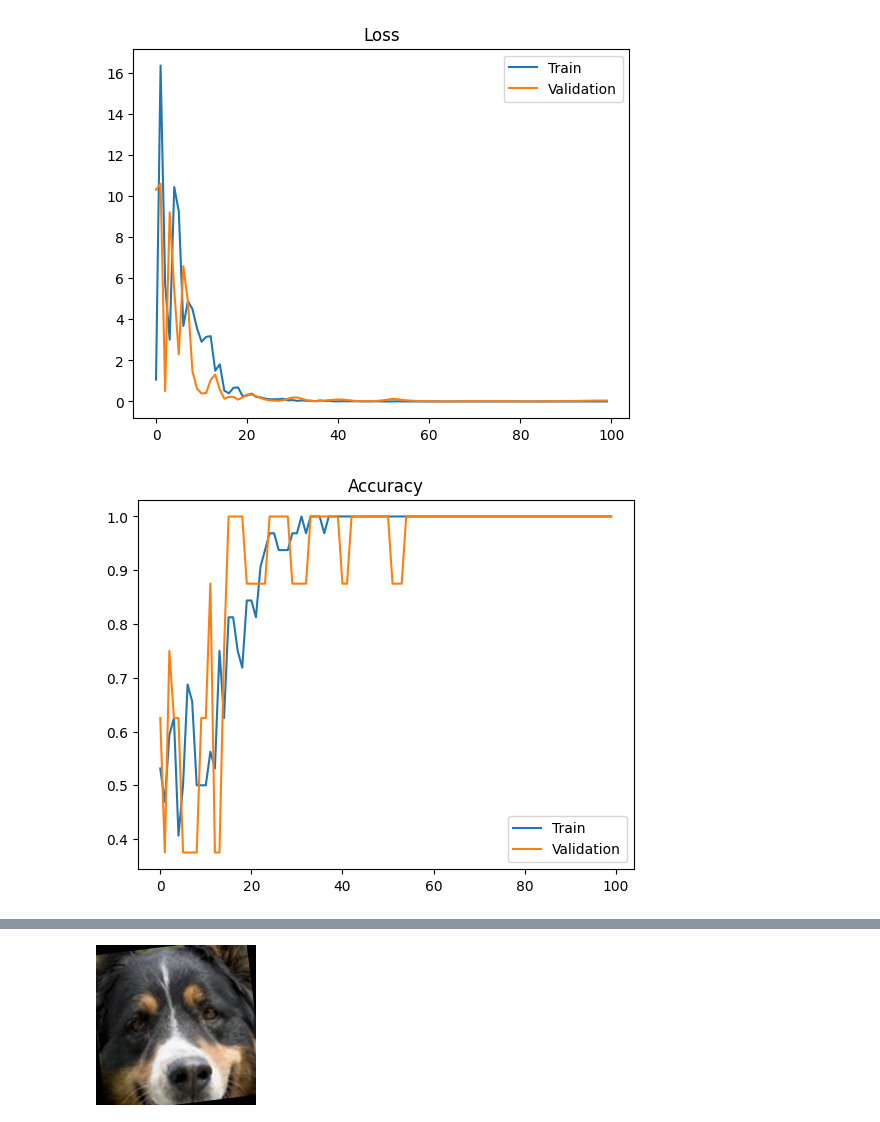
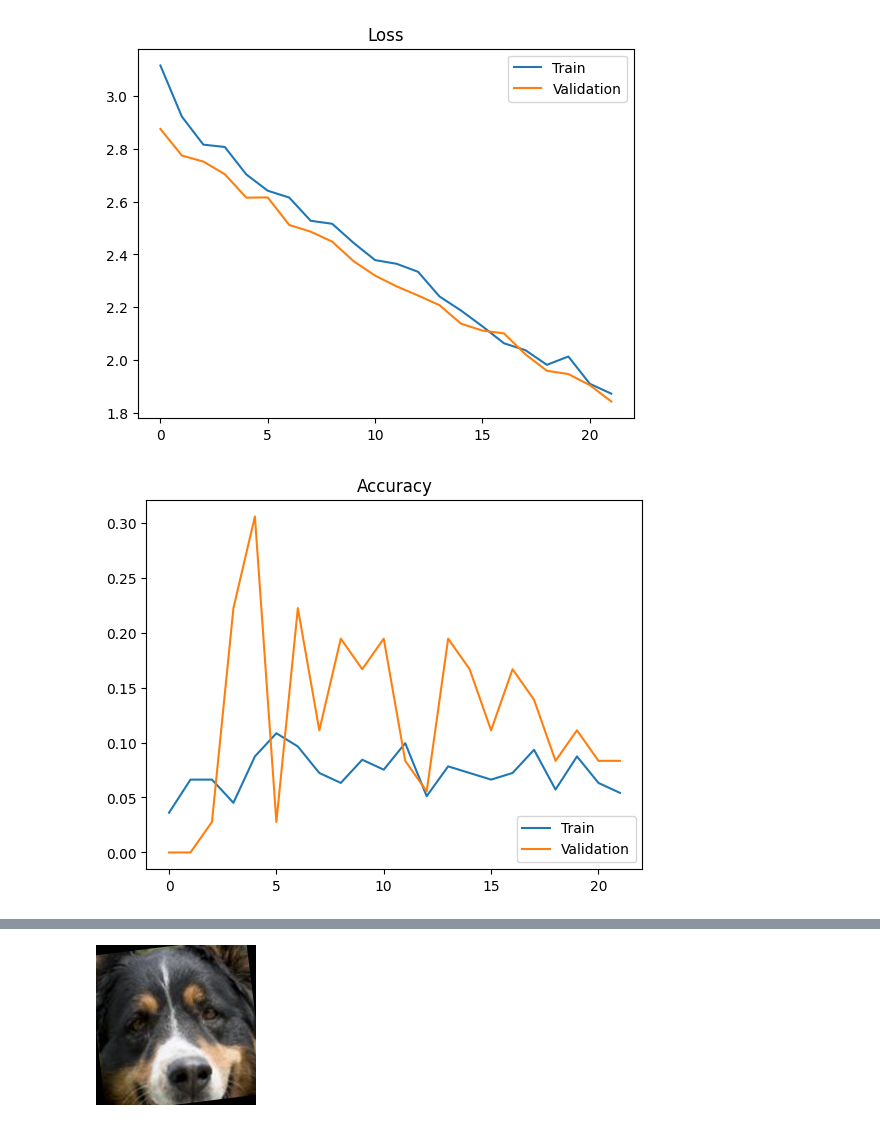
Before and after one commit to heyitsahleesah/COMP4989-Nano, a Jupyter notebook: felix_trash/felix_resnet_updated.ipynb, the cells around one changed output, grey strips where cells are left out. Cells and saved outputs as stored; diff of their text form; code cells hidden in the pictures.

```diff
--- a/felix_trash/felix_resnet_updated.ipynb
+++ b/felix_trash/felix_resnet_updated.ipynb
@@ -12,14 +13,16 @@ from keras.models import Model
 from keras.layers import Dense, GlobalAveragePooling2D, Conv2D, MaxPooling2D
 from keras.optimizers import Adam
 # %%
-batch_size = 64
+batch_size = 8
 img_height = 160
 img_width = 160
-data_dir = "../DFN_dataset/train_just1/"
+data_dir = "../DFN_dataset/train_20/"
+model_name = 'model_9_resnet100v2_dfn_20train_bowser'
+model_path = f'./output/models/'
 # %%
 train_ds = tf.keras.utils.image_dataset_from_directory(
     data_dir,
-    validation_split=0.2,
+    validation_split=0.1,
     subset="training",
     seed=123,
     image_size=(img_height,img_width),
@@ -28,7 +31,7 @@ train_ds = tf.keras.utils.image_dataset_from_directory(
 
 val_ds = tf.keras.utils.image_dataset_from_directory(
     data_dir,
-    validation_split=0.2,
+    validation_split=0.1,
     subset="validation",
     seed=123,
     image_size=(img_height,img_width),
@@ -91,7 +95,9 @@ Trainable params: 5,080,962
 Non-trainable params: 23,564,800
 __________________________________________________________________________________________________
 # %%
-model.compile(optimizer=Adam(learning_rate=0.001), loss='sparse_categorical_crossentropy', metrics=['accuracy', tf.keras.metrics.top_k_categorical_accuracy])
+early_stopping = EarlyStopping(monitor="top_k_categorical_accuracy", patience=10, restore_best_weights=True)
+reduce_lr = ReduceLROnPlateau(monitor="val_loss", factor=0.1, patience= 5, min_lr = 0.000001)
+model.compile(optimizer=Adam(learning_rate=0.00001), loss='sparse_categorical_crossentropy', metrics=[tf.keras.metrics.categorical_accuracy, tf.keras.metrics.top_k_categorical_accuracy])
 
-model_history = model.fit(train_ds, validation_data=val_ds, epochs=100, verbose=1, batch_size=batch_size)
+model_history = model.fit(train_ds, validation_data=val_ds, epochs=300, verbose=1, batch_size=batch_size, callbacks=[early_stopping, reduce_lr])
 # %% [output]
@@ -115,27 +121,27 @@ Epoch 100/100
 # %%
 loss_train_curve = model_history.history["loss"]
 loss_val_curve = model_history.history["val_loss"]
 plt.plot(loss_train_curve, label = "Train")
 plt.plot(loss_val_curve, label = "Validation")
 plt.legend(loc = 'upper right')
 plt.title("Loss")
 plt.show()
 
-acc_train_curve = model_history.history["accuracy"]
-acc_val_curve = model_history.history["val_accuracy"]
+acc_train_curve = model_history.history["categorical_accuracy"]
+acc_val_curve = model_history.history["val_categorical_accuracy"]
 plt.plot(acc_train_curve, label = "Train")
 plt.plot(acc_val_curve, label = "Validation")
 plt.legend(loc = 'lower right')
 plt.title("Accuracy")
 plt.show()
 
 top5_acc_train_curve = model_history.history["top_k_categorical_accuracy"]
 top5_acc_val_curve = model_history.history["val_top_k_categorical_accuracy"]
 plt.plot(top5_acc_train_curve, label = "Train")
 plt.plot(top5_acc_val_curve, label = "Validation")
 plt.legend(loc = 'lower right')
 plt.title("Top 10 Accuracy")
 plt.show()
 # %% [output]
-[figure, old version]
+[figure, new version]
-[figure, old version]
+[figure, new version]
```
Also changed, not shown: parts of 8 cells of this notebook, 1 other file.
